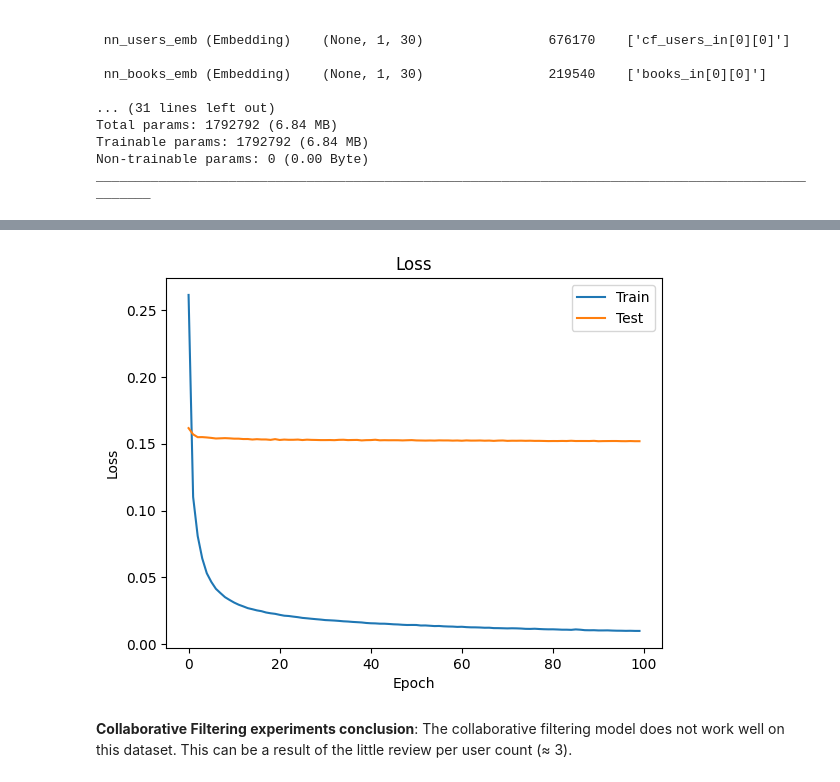
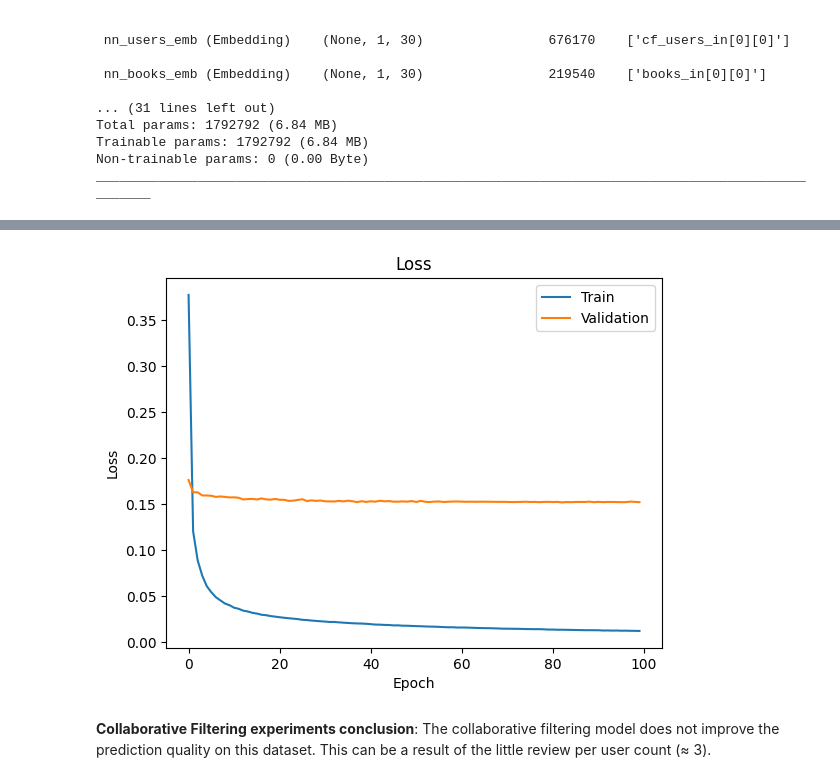
Before and after one commit to veneta13/Booked, a Jupyter notebook: recommendation.ipynb, the cells around one changed output, grey strips where cells are left out. Saved outputs shown, nothing was run; the diff lists cells and outputs as text; code cells hidden in the pictures.

```diff
--- a/recommendation.ipynb
+++ b/recommendation.ipynb
@@ -589,7 +587,7 @@ rating_df
 22539 rows × 7318 columns
 # %%
 rating_df = pd.DataFrame(
-    preprocessing.MinMaxScaler(feature_range=(0.5,1)).fit_transform(rating_df.values),
+    rating_df.values/10,
     columns=rating_df.columns,
     index=rating_df.index
 )
@@ -1007,12 +999,12 @@ Mean Absolute Percent Error (Σ(|y-pred|/y)/n): 0.33%
 # %%
 plt.plot(history_comb.history['loss'])
 plt.plot(history_comb.history['val_loss'])
 plt.title('Loss')
 plt.ylabel('Loss')
 plt.xlabel('Epoch')
-plt.legend(['Train', 'Test'])
+plt.legend(['Train', 'Validation'])
 plt.show()
 # %% [output]
-[figure, old version]
+[figure, new version]
 # %% [markdown]
-**Collaborative Filtering experiments conclusion**: The collaborative filtering model does not work well on this dataset. This can be a result of the little review per user count (≈ 3).
+**Collaborative Filtering experiments conclusion**: The collaborative filtering model does not improve the prediction quality on this dataset. This can be a result of the little review per user count (≈ 3).
```
Also changed, not shown: parts of 25 cells of this notebook.
